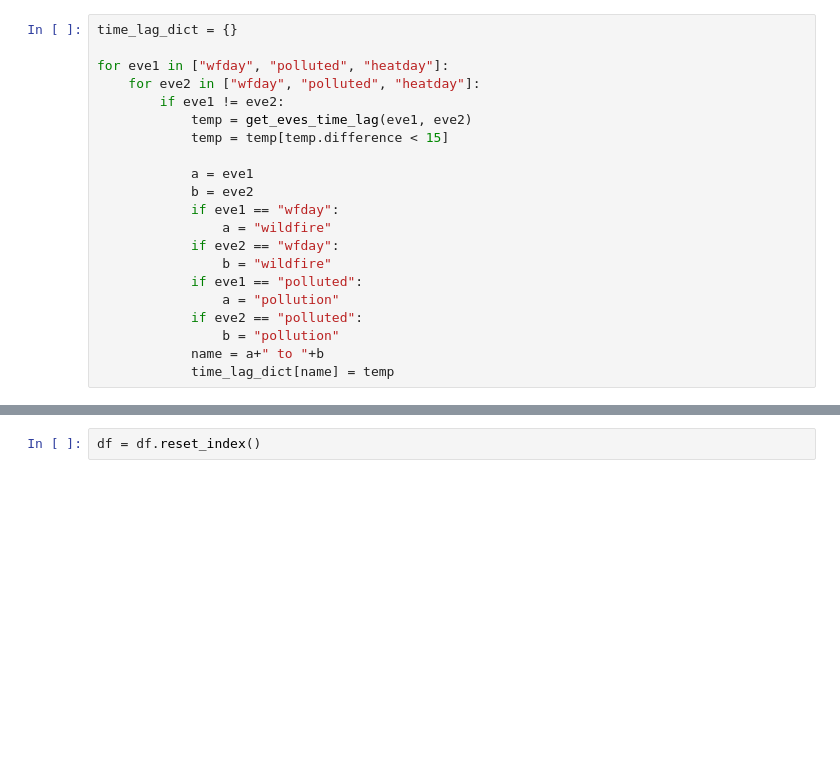
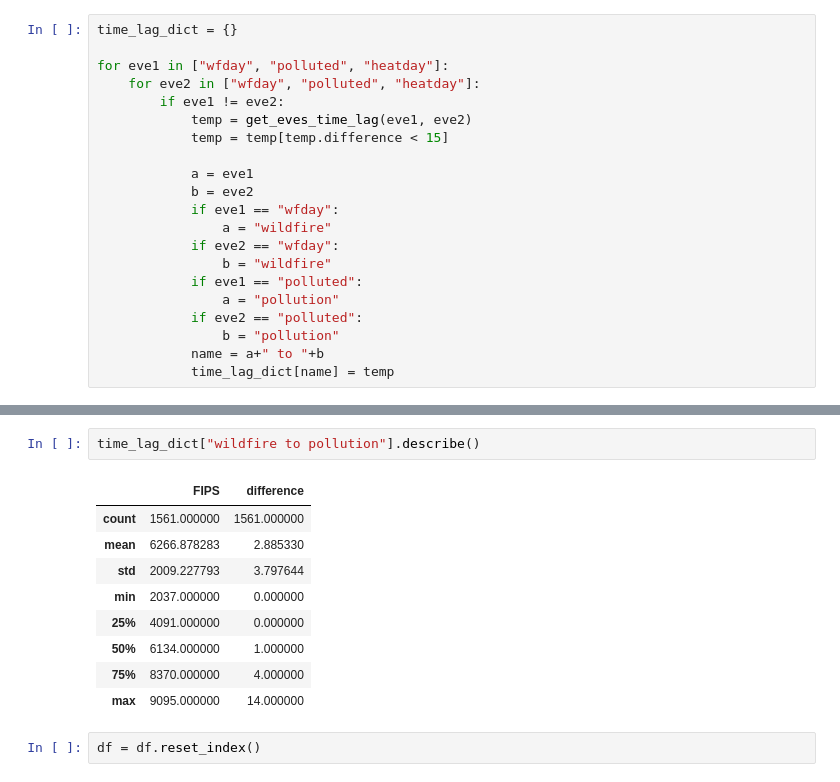
Before and after one commit to NSAPH-Projects/concurrence-climate-hazards, a Jupyter notebook: estimate_time_lag.ipynb, the cells around one changed output, grey strips where cells are left out. Saved outputs shown, nothing was run; the diff lists cells and outputs as text; blank space fills up the shorter version.

```diff
--- a/estimate_time_lag.ipynb
+++ b/estimate_time_lag.ipynb
@@ -123,3 +128,15 @@ heatday to pollution: 1.95 days. Sample: 115406
+# %%
+time_lag_dict["wildfire to pollution"].describe()
+# %% [output]
+|  | FIPS | difference |
+| count | 1561.000000 | 1561.000000 |
+| mean | 6266.878283 | 2.885330 |
+| std | 2009.227793 | 3.797644 |
+| min | 2037.000000 | 0.000000 |
+| 25% | 4091.000000 | 0.000000 |
+| 50% | 6134.000000 | 1.000000 |
+| 75% | 8370.000000 | 4.000000 |
+| max | 9095.000000 | 14.000000 |
 # %%
 df = df.reset_index()
 # %%
```
Also changed, not shown: parts of 5 cells of this notebook.
